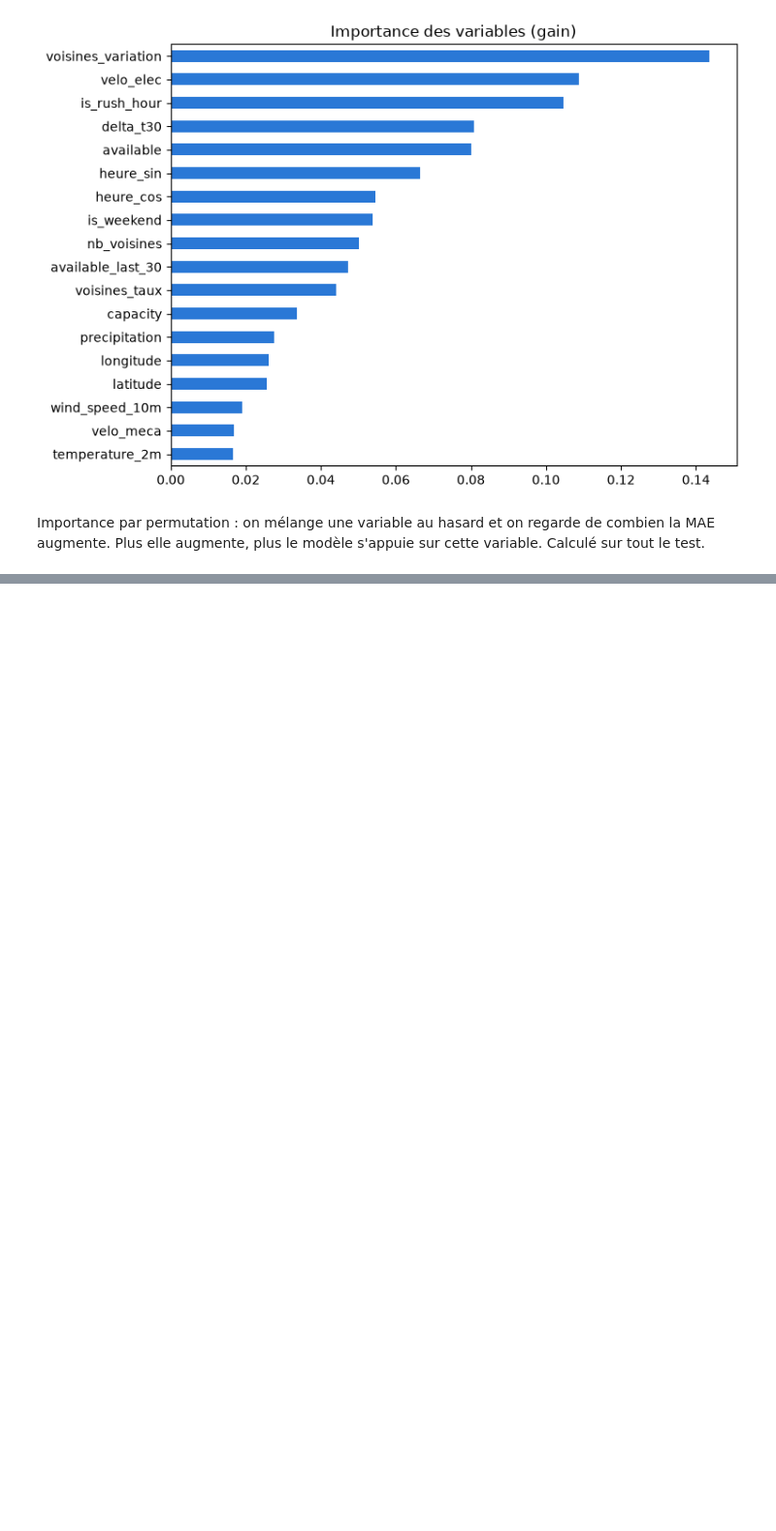
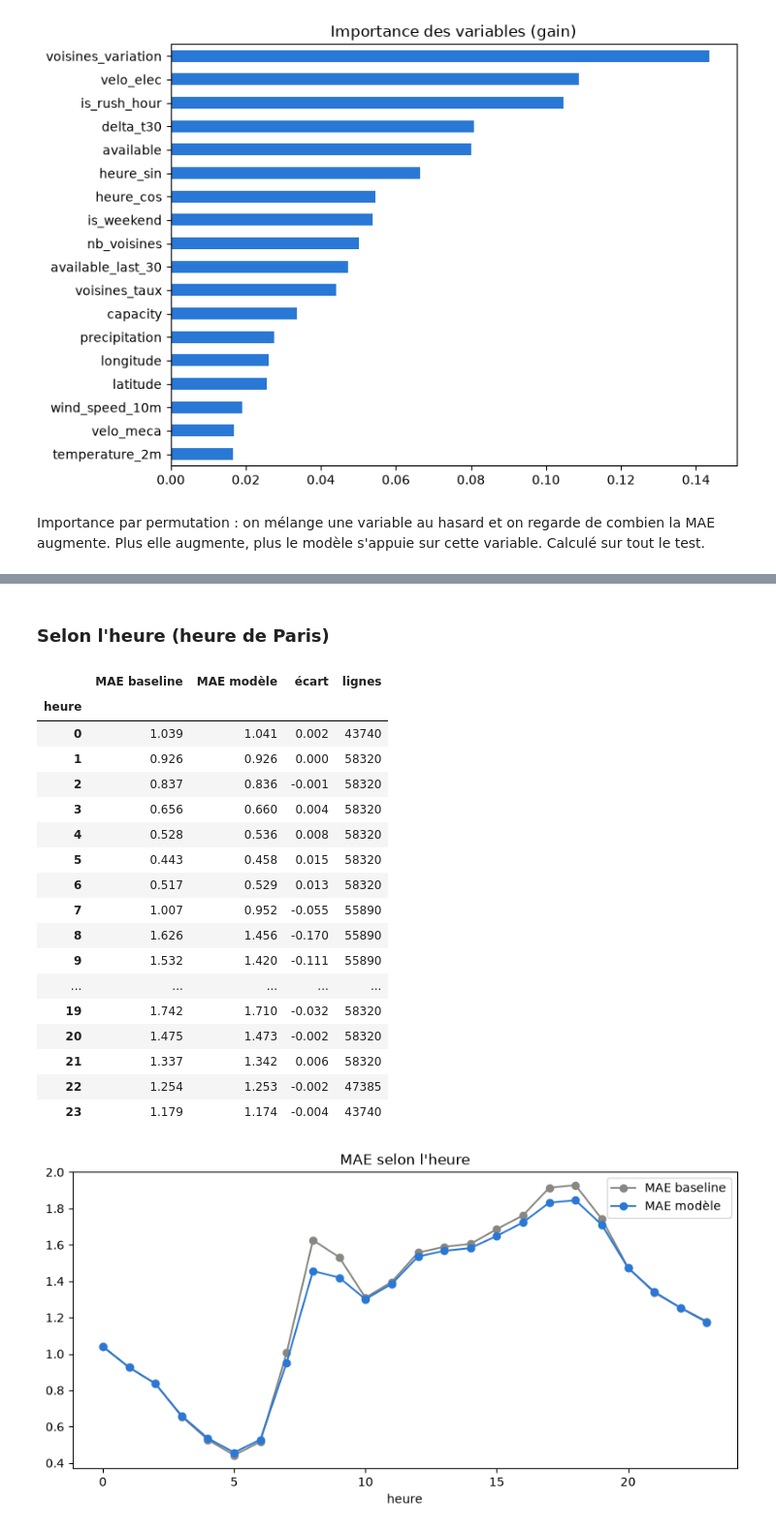
Before and after one commit to PorcherLeo/ProjetDataScience, a Jupyter notebook: 02-modelisation.ipynb, the cells around one changed output, grey strips where cells are left out. Shown at 97% size. Cells and saved outputs as stored; diff of their text form; code cells hidden in the pictures; blank space fills up the shorter version.

Commit message:
finishing both RF and XGBoost model

```diff
--- a/02-modelisation.ipynb
+++ b/02-modelisation.ipynb
@@ -1282,0 +1300,35 @@ Cette conclusion sera à compléter avec l'importance des variables et l'analyse
+# %%
+def erreurs_par(groupe):
+    tableau = pd.DataFrame({
+        "MAE baseline": erreur_baseline.abs(),
+        "MAE modèle": erreur_modele.abs(),
+    }).groupby(groupe, observed=True).mean()
+    tableau["écart"] = tableau["MAE modèle"] - tableau["MAE baseline"]
+    tableau["lignes"] = erreur_baseline.groupby(groupe, observed=True).size()
+    return tableau.round(3)
+# %% [markdown]
+### Selon l'heure (heure de Paris)
+# %%
+par_heure = erreurs_par(test["heure"])
+par_heure[["MAE baseline", "MAE modèle"]].plot(figsize=(10, 4.5), marker="o", color=["#898781", "#2a78d6"], title="MAE selon l'heure")
+par_heure
+# %% [output]
+|  | MAE baseline | MAE modèle | écart | lignes |
+| heure |  |  |  |  |
+| 0 | 1.039 | 1.041 | 0.002 | 43740 |
+| 1 | 0.926 | 0.926 | 0.000 | 58320 |
+| 2 | 0.837 | 0.836 | -0.001 | 58320 |
+| 3 | 0.656 | 0.660 | 0.004 | 58320 |
+| 4 | 0.528 | 0.536 | 0.008 | 58320 |
+| 5 | 0.443 | 0.458 | 0.015 | 58320 |
+| 6 | 0.517 | 0.529 | 0.013 | 58320 |
+| 7 | 1.007 | 0.952 | -0.055 | 55890 |
+| 8 | 1.626 | 1.456 | -0.170 | 55890 |
+| 9 | 1.532 | 1.420 | -0.111 | 55890 |
+| ... | ... | ... | ... | ... |
+| 19 | 1.742 | 1.710 | -0.032 | 58320 |
+| 20 | 1.475 | 1.473 | -0.002 | 58320 |
+| 21 | 1.337 | 1.342 | 0.006 | 58320 |
+| 22 | 1.254 | 1.253 | -0.002 | 47385 |
+| 23 | 1.179 | 1.174 | -0.004 | 43740 |
+[figure, added]
```
Also changed, not shown: parts of 16 cells of this notebook.
